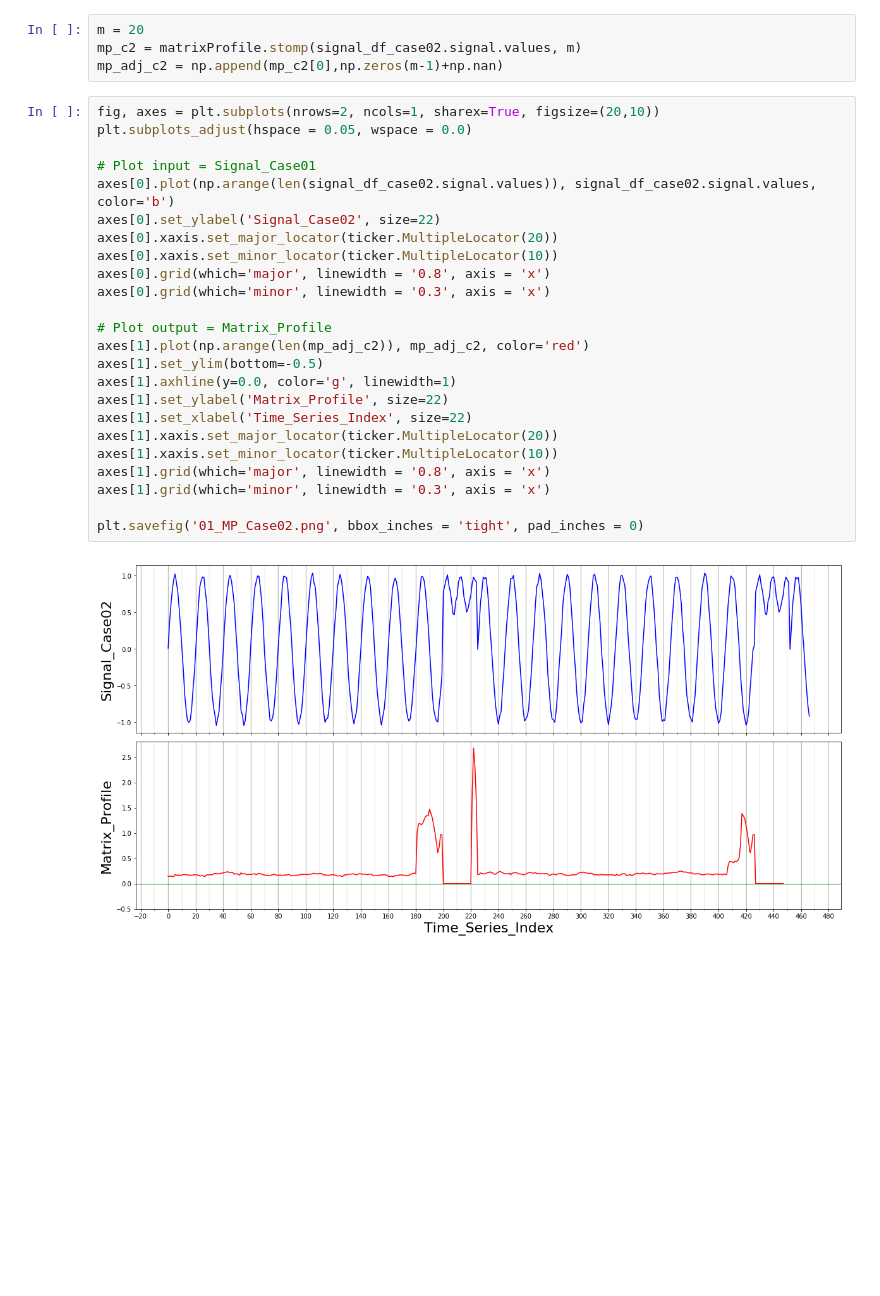
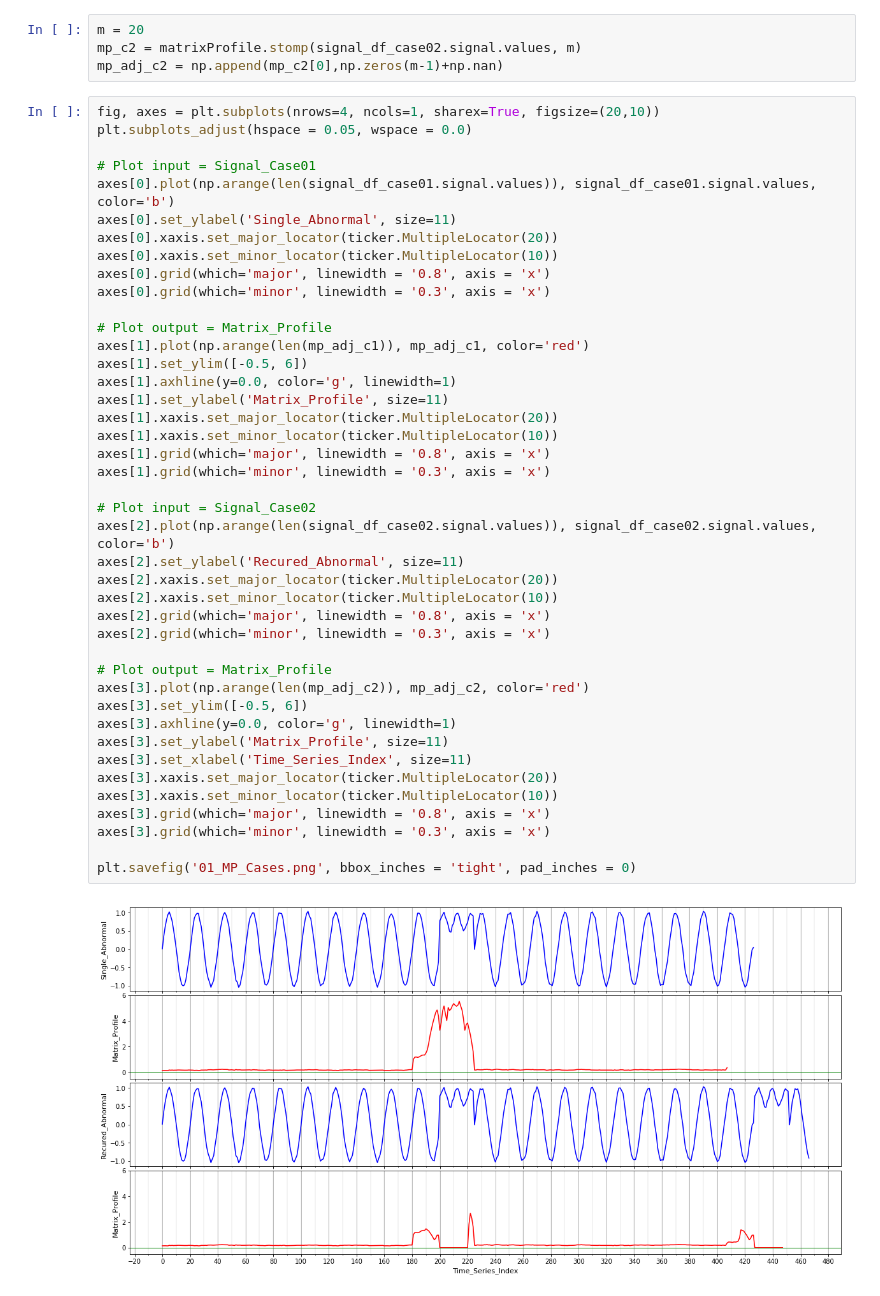
Before and after one commit to wooheaven/Python-Study, a Jupyter notebook: 06_MatrixProfile/02_matrixprofile-ts/01_Matrix_Profile_Tutorial.ipynb, the cells around one changed output. Drawn from its saved outputs; the diff is of its cells as text; blank space fills up the shorter version.

```diff
--- a/06_MatrixProfile/02_matrixprofile-ts/01_Matrix_Profile_Tutorial.ipynb
+++ b/06_MatrixProfile/02_matrixprofile-ts/01_Matrix_Profile_Tutorial.ipynb
@@ -181,28 +155,46 @@ m = 20
 mp_c2 = matrixProfile.stomp(signal_df_case02.signal.values, m)
 mp_adj_c2 = np.append(mp_c2[0],np.zeros(m-1)+np.nan)
 # %%
-fig, axes = plt.subplots(nrows=2, ncols=1, sharex=True, figsize=(20,10))
+fig, axes = plt.subplots(nrows=4, ncols=1, sharex=True, figsize=(20,10))
 plt.subplots_adjust(hspace = 0.05, wspace = 0.0)
 
 # Plot input = Signal_Case01
-axes[0].plot(np.arange(len(signal_df_case02.signal.values)), signal_df_case02.signal.values, color='b')
-axes[0].set_ylabel('Signal_Case02', size=22)
+axes[0].plot(np.arange(len(signal_df_case01.signal.values)), signal_df_case01.signal.values, color='b')
+axes[0].set_ylabel('Single_Abnormal', size=11)
 axes[0].xaxis.set_major_locator(ticker.MultipleLocator(20))
 axes[0].xaxis.set_minor_locator(ticker.MultipleLocator(10))
 axes[0].grid(which='major', linewidth = '0.8', axis = 'x')
 axes[0].grid(which='minor', linewidth = '0.3', axis = 'x')
 
 # Plot output = Matrix_Profile
-axes[1].plot(np.arange(len(mp_adj_c2)), mp_adj_c2, color='red')
-axes[1].set_ylim(bottom=-0.5)
+axes[1].plot(np.arange(len(mp_adj_c1)), mp_adj_c1, color='red')
+axes[1].set_ylim([-0.5, 6])
 axes[1].axhline(y=0.0, color='g', linewidth=1)
-axes[1].set_ylabel('Matrix_Profile', size=22)
-axes[1].set_xlabel('Time_Series_Index', size=22)
+axes[1].set_ylabel('Matrix_Profile', size=11)
 axes[1].xaxis.set_major_locator(ticker.MultipleLocator(20))
 axes[1].xaxis.set_minor_locator(ticker.MultipleLocator(10))
 axes[1].grid(which='major', linewidth = '0.8', axis = 'x')
 axes[1].grid(which='minor', linewidth = '0.3', axis = 'x')
 
-plt.savefig('01_MP_Case02.png', bbox_inches = 'tight', pad_inches = 0)
+# Plot input = Signal_Case02
+axes[2].plot(np.arange(len(signal_df_case02.signal.values)), signal_df_case02.signal.values, color='b')
+axes[2].set_ylabel('Recured_Abnormal', size=11)
+axes[2].xaxis.set_major_locator(ticker.MultipleLocator(20))
+axes[2].xaxis.set_minor_locator(ticker.MultipleLocator(10))
+axes[2].grid(which='major', linewidth = '0.8', axis = 'x')
+axes[2].grid(which='minor', linewidth = '0.3', axis = 'x')
+
+# Plot output = Matrix_Profile
+axes[3].plot(np.arange(len(mp_adj_c2)), mp_adj_c2, color='red')
+axes[3].set_ylim([-0.5, 6])
+axes[3].axhline(y=0.0, color='g', linewidth=1)
+axes[3].set_ylabel('Matrix_Profile', size=11)
+axes[3].set_xlabel('Time_Series_Index', size=11)
+axes[3].xaxis.set_major_locator(ticker.MultipleLocator(20))
+axes[3].xaxis.set_minor_locator(ticker.MultipleLocator(10))
+axes[3].grid(which='major', linewidth = '0.8', axis = 'x')
+axes[3].grid(which='minor', linewidth = '0.3', axis = 'x')
+
+plt.savefig('01_MP_Cases.png', bbox_inches = 'tight', pad_inches = 0)
 # %% [output]
-[figure, old version]
+[figure, new version]
```
Also changed, not shown: parts of 2 cells of this notebook, 3 other files.
